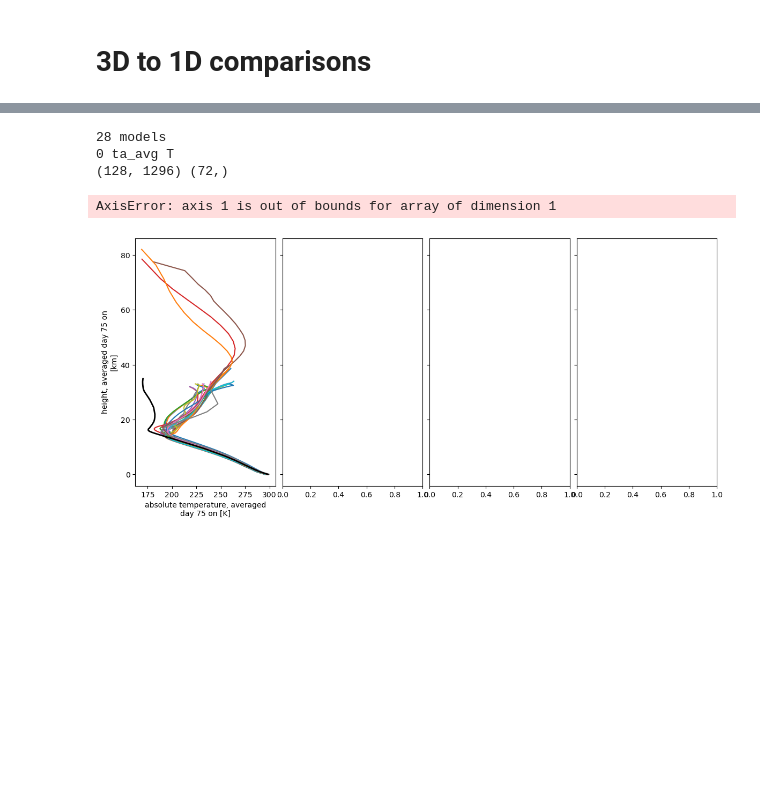
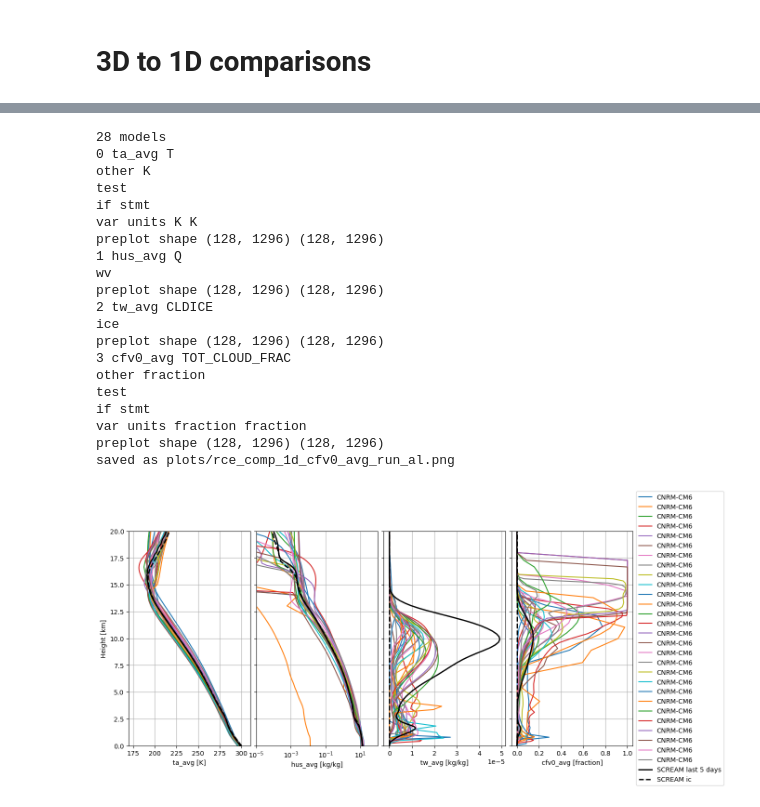
Before and after one commit to smturbev/dp-scream-analysis, a Jupyter notebook: prelim/comp_rcemip.ipynb, the cells around one changed output, grey strips where cells are left out. Saved outputs shown, nothing was run; the diff lists cells and outputs as text; code cells hidden in the pictures; blank space fills up the shorter version.

```diff
--- a/prelim/comp_rcemip.ipynb
+++ b/prelim/comp_rcemip.ipynb
@@ -8,7 +8,7 @@ import numpy as np
 import pandas as pd
 import warnings
 warnings.filterwarnings('ignore')
-run="run_ab"
+run="run_al"
 # %% [markdown]
 # 2D variables to 0D
 # %%
@@ -188,7 +188,7 @@ axt = ax.twinx()
 if plot_type=="water":
     var_list=["PW", "Precip.", "LWP", "IWP", "clwvi_avg"]
 elif plot_type=="rad":
-    var_list=["FNET","RTOA","QOCN","RNET","OLR","ASR_TOA","LHF","SHF"]
+    var_list=["RTOA","QOCN","RNET","OLR","ASR_TOA","LHF","SHF"]
 for i in range(len(var_list)):
     if i==0:
         labs = ["RCE_MEAN", "SC_MEAN"]
@@ -300,11 +237,11 @@ saved as plots/initial_condition_iop_comp_Q_last10days.png
 # get list of small rce models
 var_list = ["ta_avg", "hus_avg", "tw_avg", "cfv0_avg"]
 varsc = ["T", "Q", "CLDICE", "TOT_CLOUD_FRAC"]
-varsci = ["T", "Q", "CLDICE", None]
+varsci = ["T", "Q", "CLDICE", "TOT_CLOUD_FRAC"]
 utls=False
 models = open("/home/disk/eos15/smturbev/rcemip/stats/1D/0-models-list.txt","r").read().split("-----")[2].split("\n")[2:-2]
 print(len(models),"models")
-z = sc.Z3.where(sc.Z3<1e10).mean(dim=["ncol"]).values/1000
+z = sc.Z3.isel(time=slice(-5,-1)).where(sc.Z3<1e10).mean(dim=["time","ncol"]).values/1000
 
 # plot rce small300 models and dp-scream
 fig, ax = plt.subplots(1,len(var_list),figsize=(3.5*len(var_list),6), sharey=True)
@@ -323,57 +260,80 @@ for i, v in enumerate(var_list):
         ds.plot(y="zg_avg", ax=ax[i], label=models[i]) #, marker="."
     # scream
     if vs=="CLDICE":
+        print("ice")
         var = sc[vs].where(sc[vs]<1e10) + sc["CLDLIQ"].where(sc[vs]<1e10)
         if vsi is not None:
             vari = sci[vsi].where(sci[vsi]<1e10) + sci["CLDLIQ"].where(sci[vsi]<1e10)
         var.attrs["units"]=sc[vs].units
     elif vs=="Q":
+        print("wv")
         var = (sc[vs].where(sc[vs]<1e10)*1000)
         if vsi is not None:
             vari = (sci[vsi].where(sci[vsi]<1e10)*1000)
         var.attrs["units"]='g/kg'
     else:
+        print("other", sc[vs].units)
         var = sc[vs].where(sc[vs]<1e10)
+        print('test')
         if vsi is not None:
+            print('if stmt')
             vari = sci[vsi].where(sci[vsi]<1e10)
         var.attrs["units"]=sc[vs].units
-    print(var.shape, vari.shape)
+        print("var units", sc[vs].units, var.units)
+    var = var.isel(time=slice(-5,-1)).mean(axis=(0))
+    print("preplot shape", var.shape, vari.shape)
     ax[i].plot(np.nanmean(var, axis=(1)), z,
-            color="k", linewidth=2, label="SCREAM") #, marker="."
+            color="k", linewidth=2, label="SCREAM last 5 days") #, marker="."
     if vsi is not None:
         ax[i].plot(np.nanmean(vari, axis=(1)), z,
-            color="k", linewidth=2, linestyle="dashed", label="SCREAM iop")
+            color="k", linewidth=2, linestyle="dashed", label="SCREAM ic")
     if vs == "CLDICE":
 #         ax[i].set_xscale("log")
 #         ax[i].set_xlim([1e-9,1e-4])
         ax[i].set_ylabel(None)
     elif vs == "Q":
         ax[i].set_xscale("log")
         ax[i].set_ylabel(None)
     ax[i].grid(True)
-    ax[i].set_xlabel(v+" ["+var.units+"]")
+    ax[i].set_xlabel(v+" ["+sc[vs].units+"]")
 ax[-1].legend(loc='center left', bbox_to_anchor=(1, 0.5))
 ax[-1].set_ylabel(None)
 ax[0].set_ylabel("Height [km]")
 if utls:
     ax[0].set_xlim([170,225])
     ax[1].set_xlim([1e-5,1e-1])
     ax[0].set_ylim([12,20])
     save_name = "plots/rce_comp_1d_utls_{}_{}.png".format(var_list[-1],run)
     print("saved as", save_name)
     plt.savefig(save_name, bbox_inches="tight", pad_inches=1)
 else:
     ax[0].set_xlim([170,310])
     ax[1].set_xlim([1e-5,1e2])
     ax[0].set_ylim([0,20])
     save_name = "plots/rce_comp_1d_{}_{}.png".format(var_list[-1],run)
     print("saved as", save_name)
     plt.savefig(save_name, bbox_inches="tight", pad_inches=1)
 
 plt.show()
 # %% [output]
 28 models
 0 ta_avg T
-(128, 1296) (72,)
+other K
+test
+if stmt
+var units K K
+preplot shape (128, 1296) (128, 1296)
+1 hus_avg Q
+wv
+preplot shape (128, 1296) (128, 1296)
+2 tw_avg CLDICE
+ice
+preplot shape (128, 1296) (128, 1296)
+3 cfv0_avg TOT_CLOUD_FRAC
+other fraction
+test
+if stmt
+var units fraction fraction
+preplot shape (128, 1296) (128, 1296)
+saved as plots/rce_comp_1d_cfv0_avg_run_al.png
-AxisError: axis 1 is out of bounds for array of dimension 1
-[figure, old version]
+[figure, new version]
```
Also changed, not shown: parts of 8 cells of this notebook, 7 other files.
